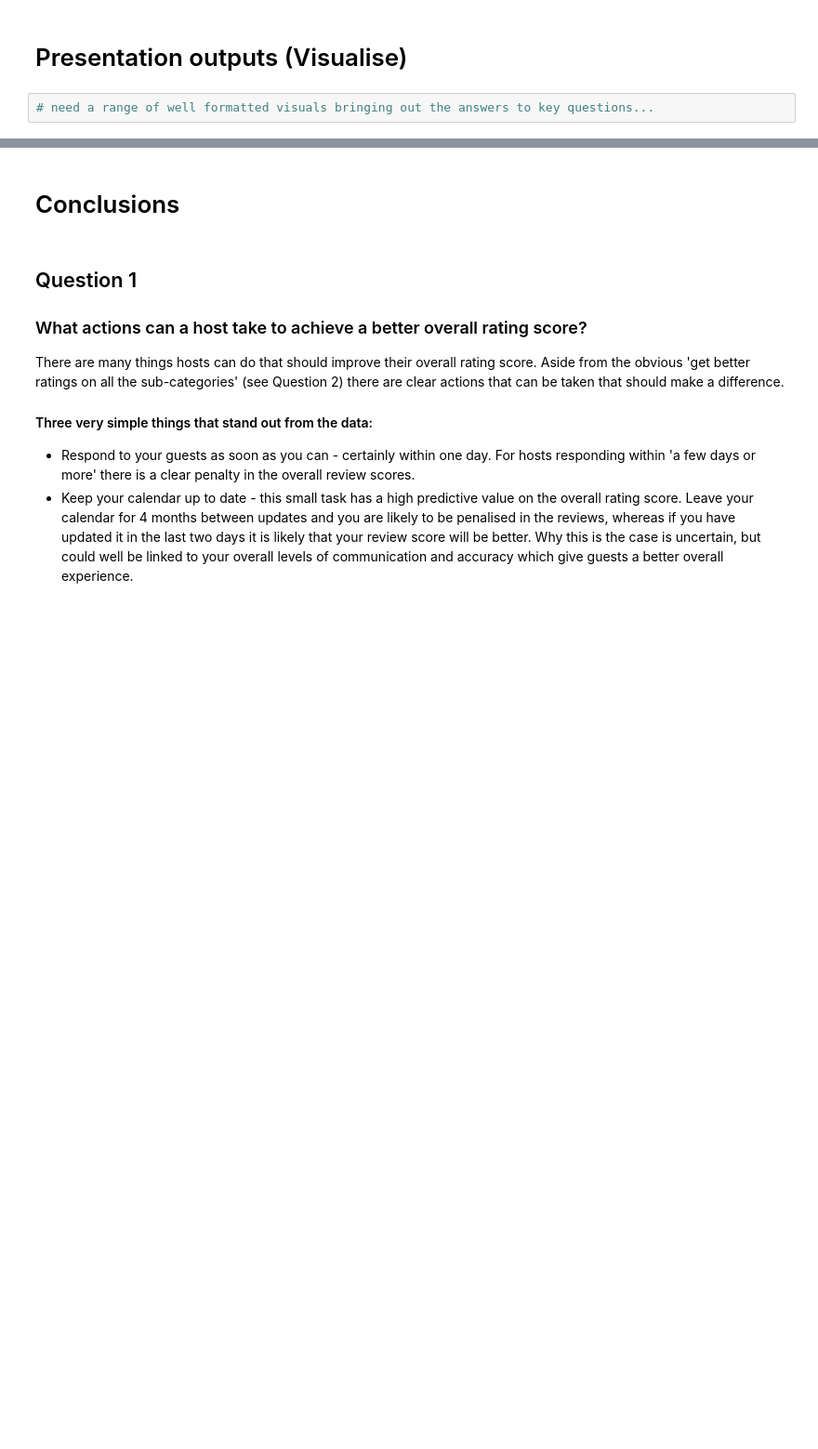
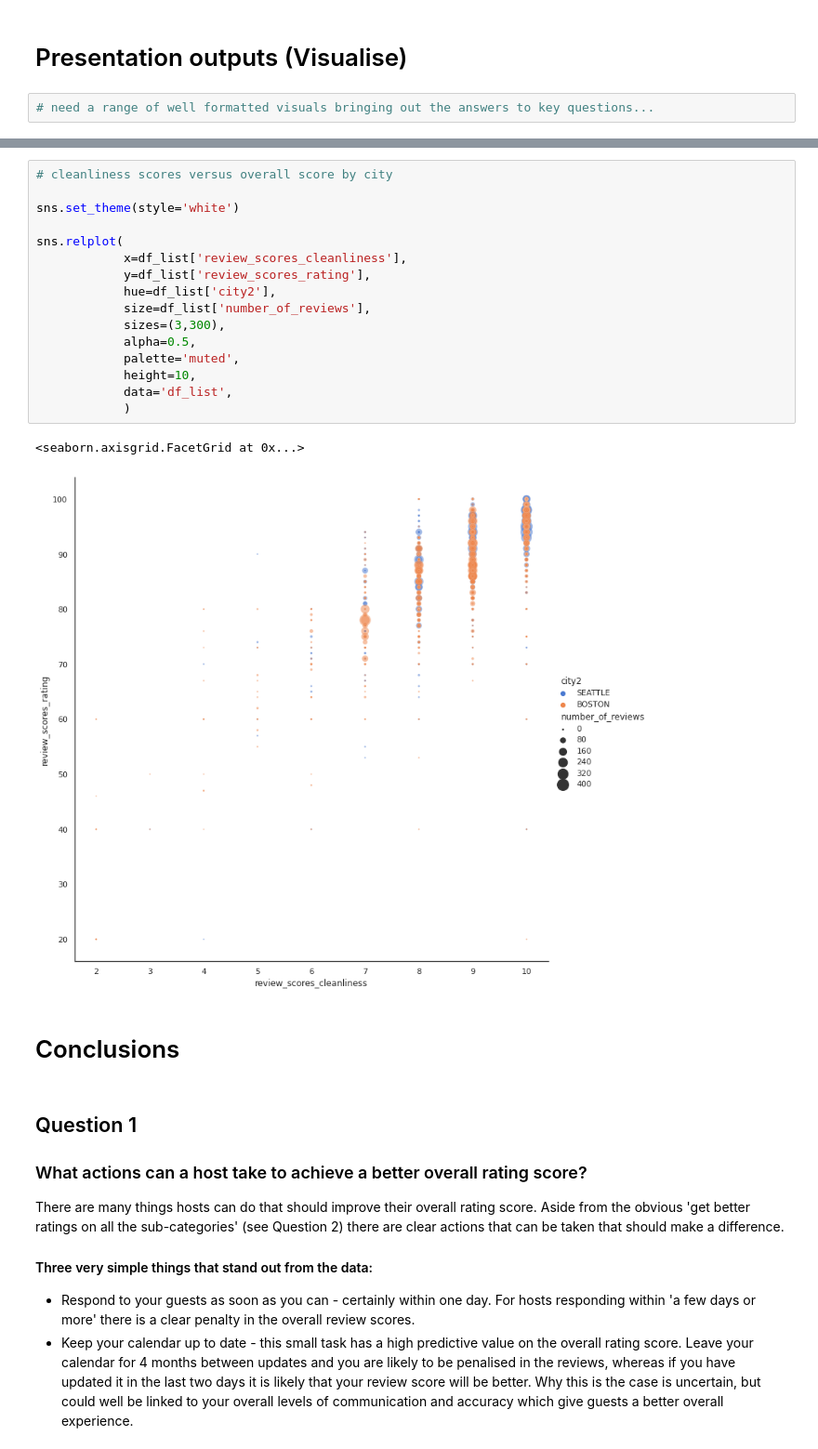
Before and after one commit to MikeDurrant/Airbnb_Boston_Seattle, a Jupyter notebook: airbnb-seattle-boston.ipynb, the cells around one changed output, grey strips where cells are left out. Shown: that part at 93% size. Saved outputs shown, nothing was run; the diff lists cells and outputs as text; blank space fills up the shorter version.

```diff
--- a/airbnb-seattle-boston.ipynb
+++ b/airbnb-seattle-boston.ipynb
@@ -1421,3 +1391,22 @@ pd.pivot_table(df_list, index='review_scores_cleanliness', columns='city2', valu
+# %%
+# cleanliness scores versus overall score by city
+
+sns.set_theme(style='white')
+
+sns.relplot(
+            x=df_list['review_scores_cleanliness'],
+            y=df_list['review_scores_rating'],
+            hue=df_list['city2'],
+            size=df_list['number_of_reviews'],
+            sizes=(3,300),
+            alpha=0.5,
+            palette='muted',
+            height=10,
+            data='df_list',
+            )
+# %% [output]
+<seaborn.axisgrid.FacetGrid at 0x...>
+[figure, added]
 # %% [markdown]
 # Conclusions
 # %% [markdown]
```
Also changed, not shown: parts of 18 cells of this notebook.
